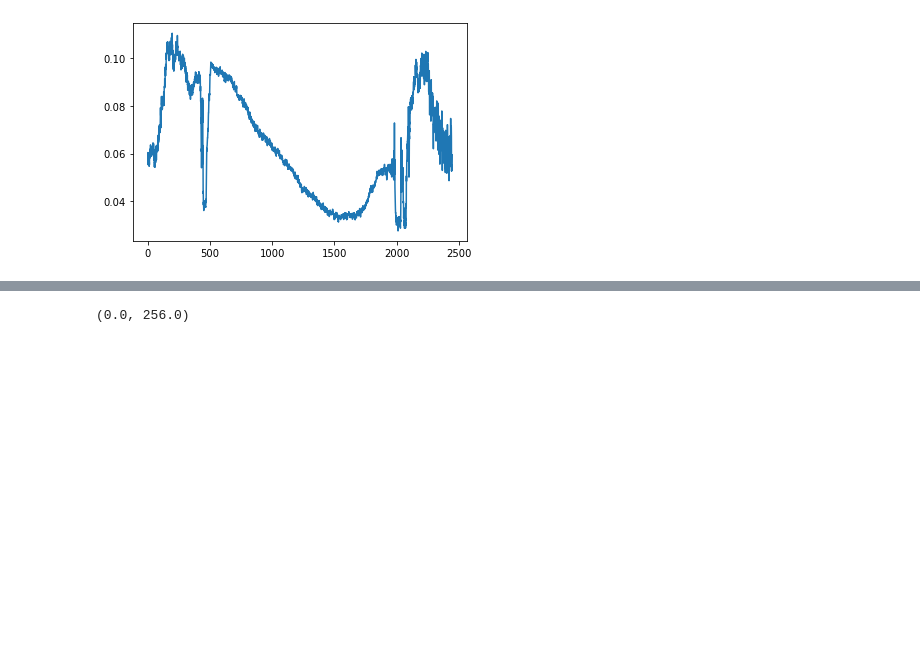
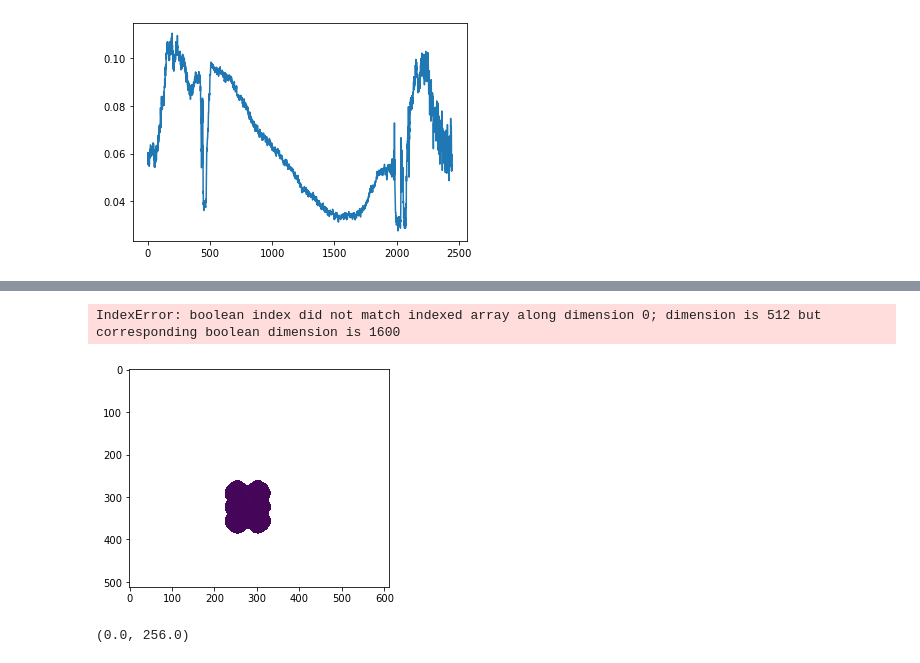
Before and after one commit to masadatz/PolCam, a Jupyter notebook: Code_for_experiment.ipynb, the cells around one changed output, grey strips where cells are left out. Drawn from its saved outputs; the diff is of its cells as text; code cells hidden in the pictures; blank space fills up the shorter version.

```diff
--- a/Code_for_experiment.ipynb
+++ b/Code_for_experiment.ipynb
@@ -161,3 +171,33 @@ plt.xlim([0,1])
+# %%
+img = np.load(r'C:\Users\masadatz\Google Drive\CloudCT\svs_vistek\calibration\CalMatrix_2000cnts_1500ET_POL10_CAM101935_moved_sphere_2.npy')
+
+angles = np.deg2rad([0, 45, 90, 135])
+
+img_0   = img[3::4, 3::4].astype(np.float32)
+img_90  = img[2::4, 2::4].astype(np.float32)
+img_135 = img[3::4, 2::4].astype(np.float32)
+img_45  = img[2::4, 3::4].astype(np.float32)
+
+M = np.zeros([4,3])
+for angle_index, polarizer_angle in enumerate(angles):
+    M[angle_index,...] = 0.5*np.array([1, np.cos(2*polarizer_angle), np.sin(2*polarizer_angle) ])
+
+# here we have the matrix M which calculate intensities from (I, Q, U) elements.
+
+# The order MUST be [0, 45, 90, 135]
+intensites = [i.flatten() for i in [img_0,img_45,img_90,img_135]]
+intensites = np.stack(intensites)
+
+Stokes = np.dot( np.linalg.pinv(   M   )  , intensites)
+Stokes = Stokes.reshape([3, 512,612], order='C')
+Stokes = np.moveaxis(Stokes, 0, -1)
+DoLP = pa.cvtStokesToDoLP(Stokes)
+
+plt.imshow(DoLP)
+print(np.nanmean(DoLP[np.nonzero(DoLP)]))
+# %% [output]
+IndexError: boolean index did not match indexed array along dimension 0; dimension is 512 but corresponding boolean dimension is 1600
+[figure, added]
 # %%
 img = cv2.imread(r'B\B51_30000\7\26_10_54_08_012142_192900073.png')
 cv2.namedWindow('to crop image', cv2.WINDOW_NORMAL)
```
Also changed, not shown: parts of 1 cell of this notebook, 5 other files.
